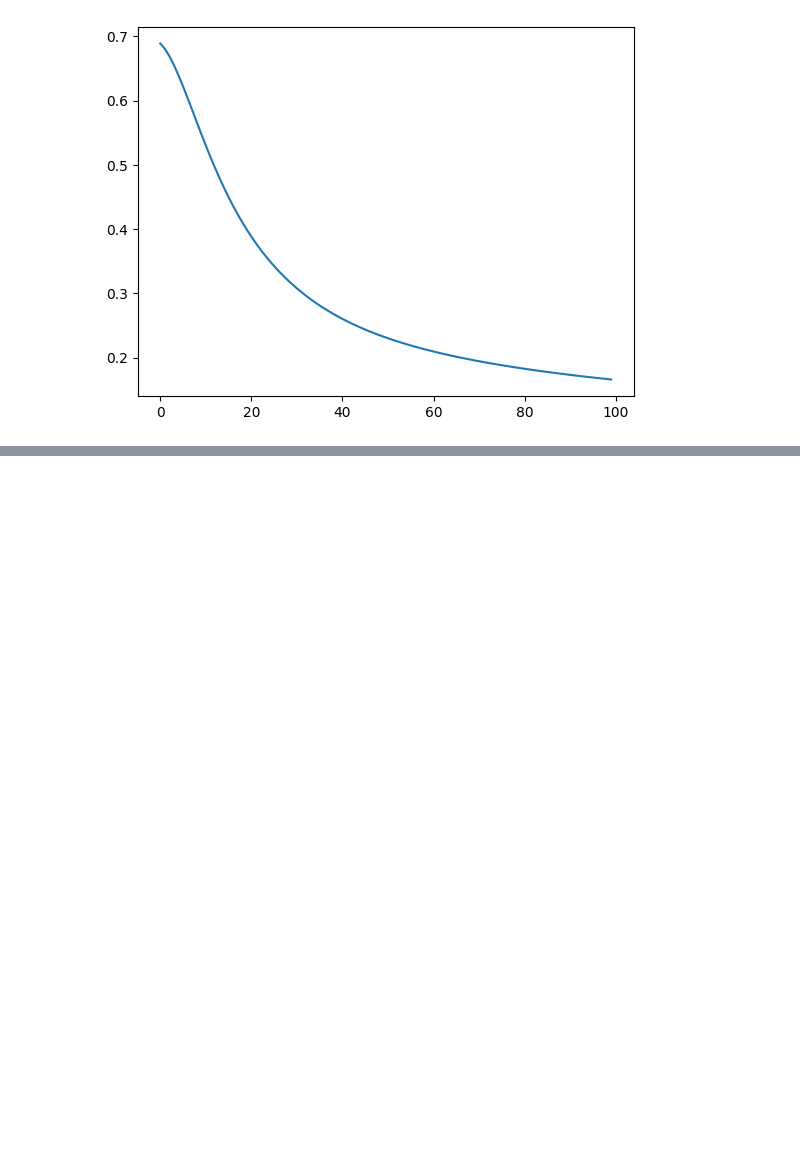
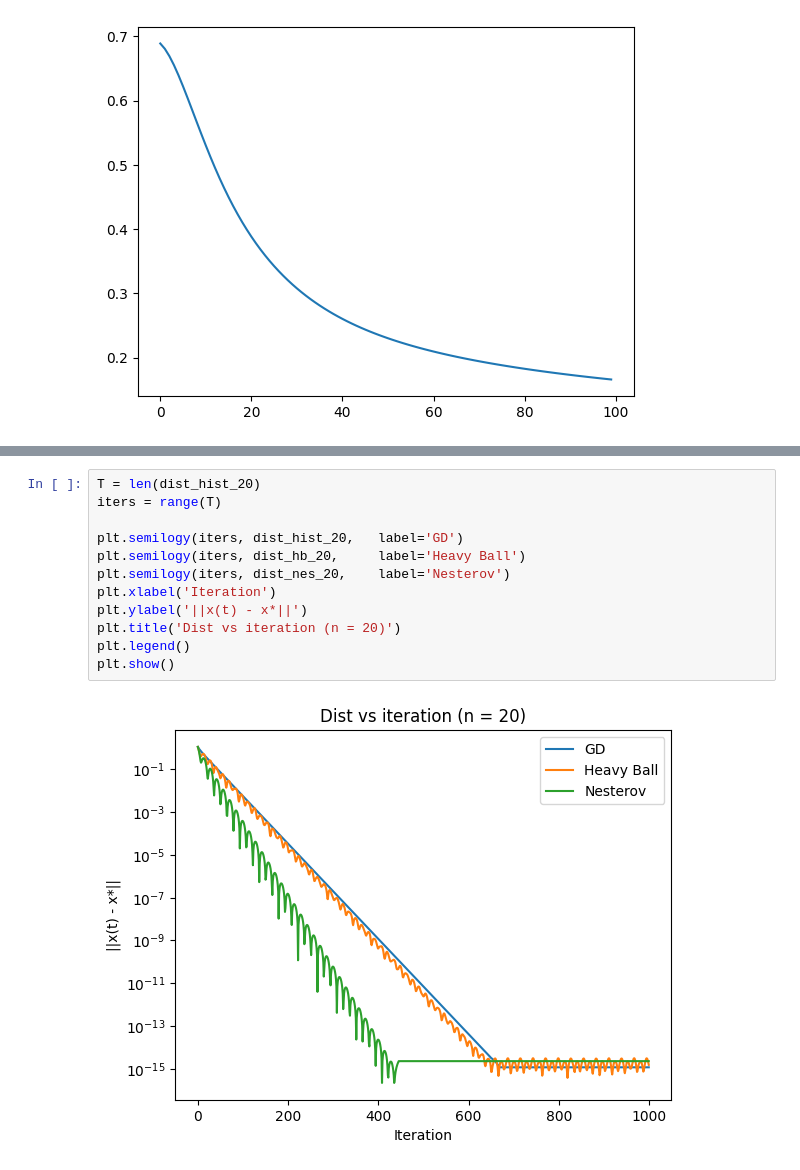
Before and after one commit to ageller02/MATH173A, a Jupyter notebook: HW_6.ipynb, the cells around one changed output, grey strips where cells are left out. Saved outputs shown, nothing was run; the diff lists cells and outputs as text; blank space fills up the shorter version.

```diff
--- a/HW_6.ipynb
+++ b/HW_6.ipynb
@@ -110,0 +272,14 @@ plt.show()
+# %%
+T = len(dist_hist_20)
+iters = range(T)
+
+plt.semilogy(iters, dist_hist_20,   label='GD')
+plt.semilogy(iters, dist_hb_20,     label='Heavy Ball')
+plt.semilogy(iters, dist_nes_20,    label='Nesterov')
+plt.xlabel('Iteration')
+plt.ylabel('||x(t) - x*||')
+plt.title('Dist vs iteration (n = 20)')
+plt.legend()
+plt.show()
+# %% [output]
+[figure, added]
```
Also changed, not shown: parts of 11 cells of this notebook.
